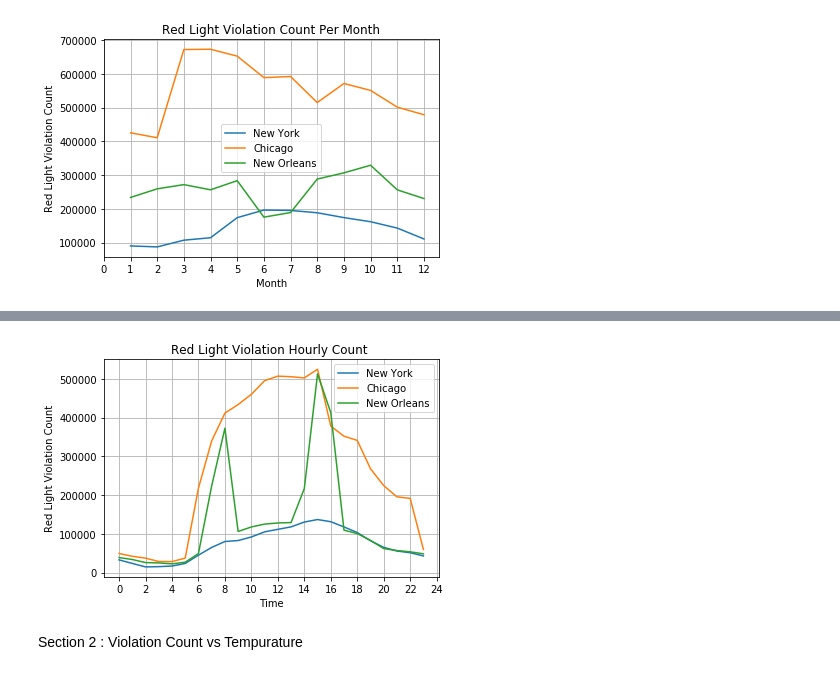
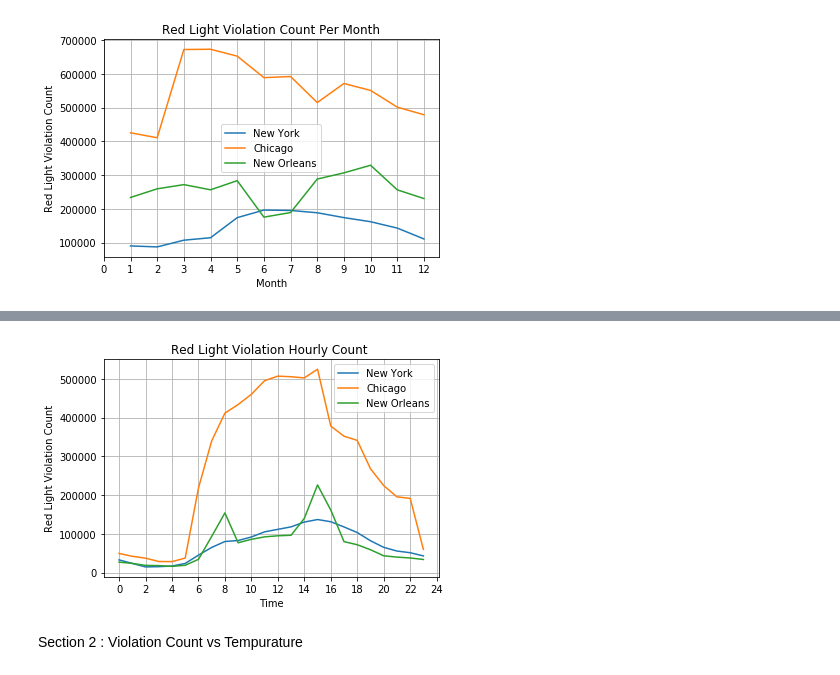
Before and after one commit to junyang42/Project_1, a Jupyter notebook: Summary/Summary.ipynb, the cells around one changed output, grey strips where cells are left out. Cells and saved outputs as stored; diff of their text form; code cells hidden in the pictures.

```diff
--- a/Summary/Summary.ipynb
+++ b/Summary/Summary.ipynb
@@ -166,27 +163,27 @@ new_orleans_hourcount_df_2.count()
 # %%
 # plot data
 # 3. Violation Per Hour
 x_hour = new_york_hourcount_df['Hour']
 y_hour1 = new_york_hourcount_df['Total']
-y_hout2 = chicago_hourcount_df['Total']
-y_hout3 = new_orleans_hourcount_df['Vio_DateTime']
+y_hour2 = chicago_hourcount_df['Total']
+y_hour3 = new_orleans_hourcount_df2['date']
 plt.plot(x_hour, y_hour1, label='New York')
-plt.plot(x_hour, y_hout2, label='Chicago')
-plt.plot(x_hour, y_hout3, label='New Orleans')
+plt.plot(x_hour, y_hour2, label='Chicago')
+plt.plot(x_hour, y_hour3, label='New Orleans')
 # set labels and sticks
 plt.title("Red Light Violation Hourly Count ")
 plt.xlabel("Time")
 plt.ylabel("Red Light Violation Count")
 plt.xticks(np.arange(0,26,2))
 
 # plt.style.use('seaborn-bright')
 plt.legend()
 plt.grid()
 plt.savefig("HourCount.png")
 # Show plot
 plt.show()
 # %% [output]
-[figure, old version]
+[figure, new version]
 # %% [markdown]
 Section 2 : Violation Count vs Tempurature
 # %%
```
Also changed, not shown: parts of 9 cells of this notebook, 7 other files.
